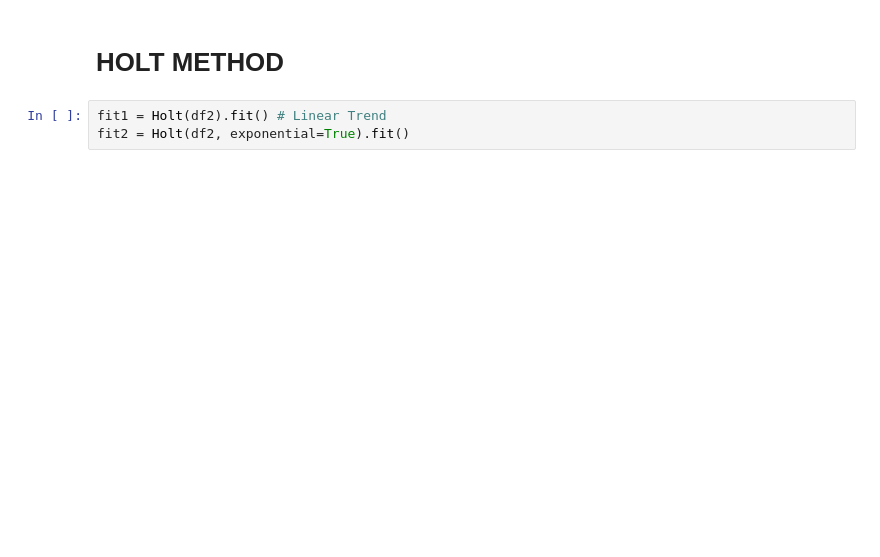
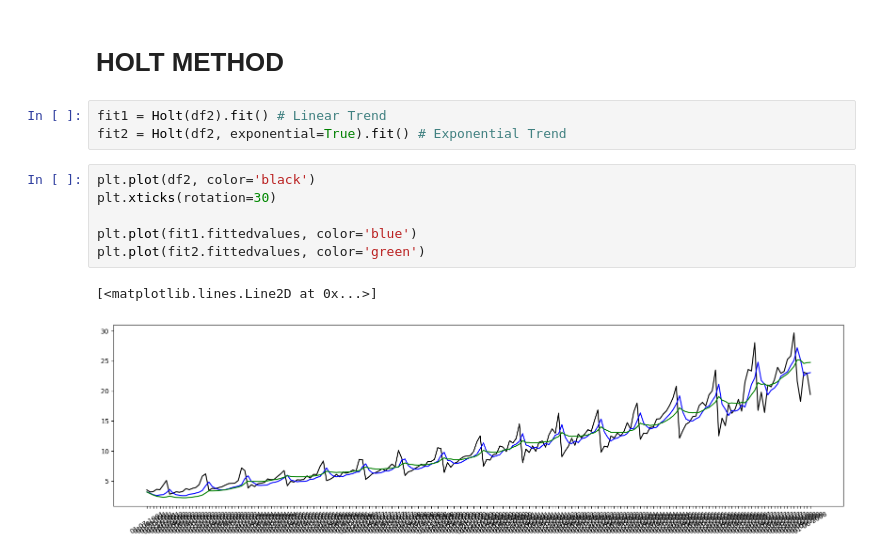
Before and after one commit to saazizau/learning_ml, a Jupyter notebook: timeseries/smooting.ipynb, the cells around one changed output. Saved outputs shown, nothing was run; the diff lists cells and outputs as text; blank space fills up the shorter version.

```diff
--- a/timeseries/smooting.ipynb
+++ b/timeseries/smooting.ipynb
@@ -76,4 +76,13 @@ plt.plot(fit2.fittedvalues, marker='o', color='green')
 # HOLT METHOD
 # %%
 fit1 = Holt(df2).fit() # Linear Trend
-fit2 = Holt(df2, exponential=True).fit()
+fit2 = Holt(df2, exponential=True).fit() # Exponential Trend
+# %%
+plt.plot(df2, color='black')
+plt.xticks(rotation=30)
+
+plt.plot(fit1.fittedvalues, color='blue')
+plt.plot(fit2.fittedvalues, color='green')
+# %% [output]
+[<matplotlib.lines.Line2D at 0x...>]
+[figure, added]
```
Also changed, not shown: parts of 6 cells of this notebook, 9 other files.
